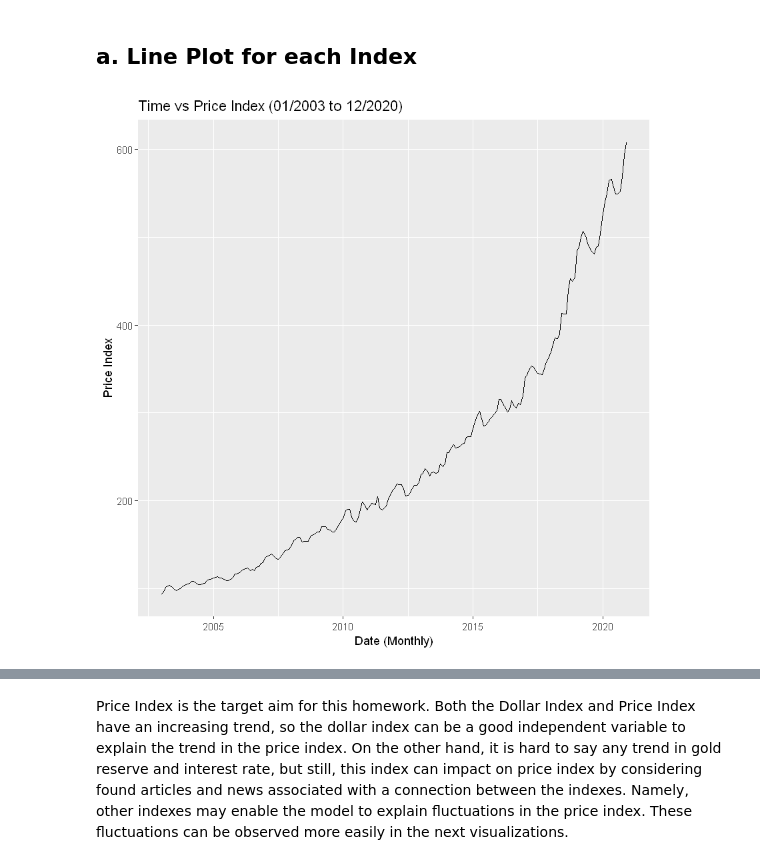
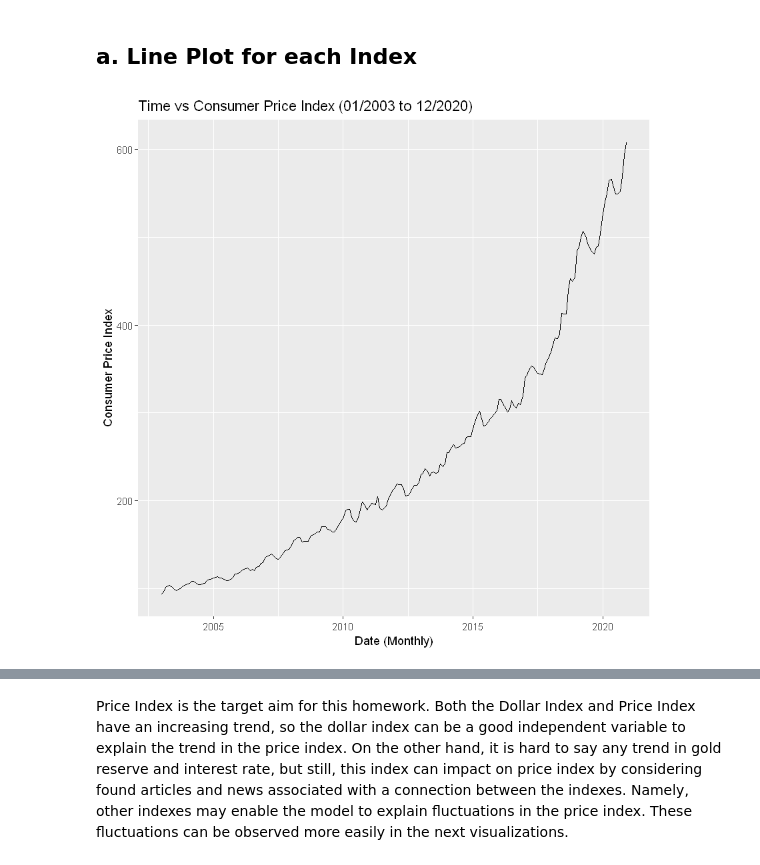
Before and after one commit to BU-IE-360/fall20-mbahadir, a Jupyter notebook: Homework3/Homework3.ipynb, the cells around one changed output, grey strips where cells are left out. Cells and saved outputs as stored; diff of their text form; code cells hidden in the pictures.

```diff
--- a/Homework3/Homework3.ipynb
+++ b/Homework3/Homework3.ipynb
@@ -80,8 +80,8 @@ colnames(df_ts)[3]<-"dollar_rate"
 # %% [markdown]
 ## a. Line Plot for each Index
 # %%
-autoplot(df_ts[,c("price_index")])+ggtitle("Time vs Price Index (01/2003 to 12/2020)")+
-  ylab("Price Index")+xlab("Date (Monthly)")
+autoplot(df_ts[,c("price_index")])+ggtitle("Time vs Consumer Price Index (01/2003 to 12/2020)")+
+  ylab("Consumer Price Index")+xlab("Date (Monthly)")
 # %% [output]
-[figure, old version]
+[figure, new version]
 # %%
```
Also changed, not shown: parts of 10 cells of this notebook, 2 other files.
